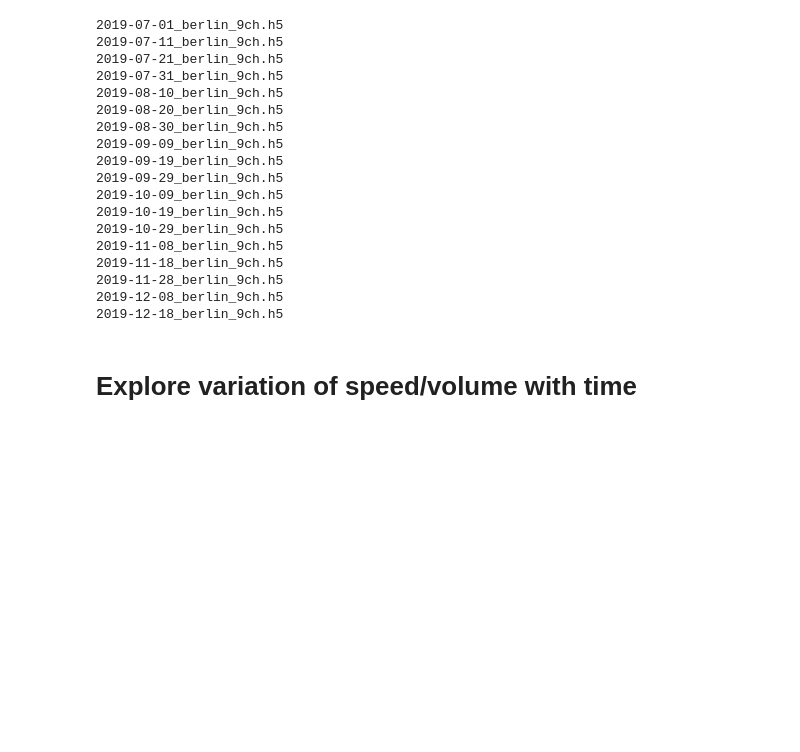
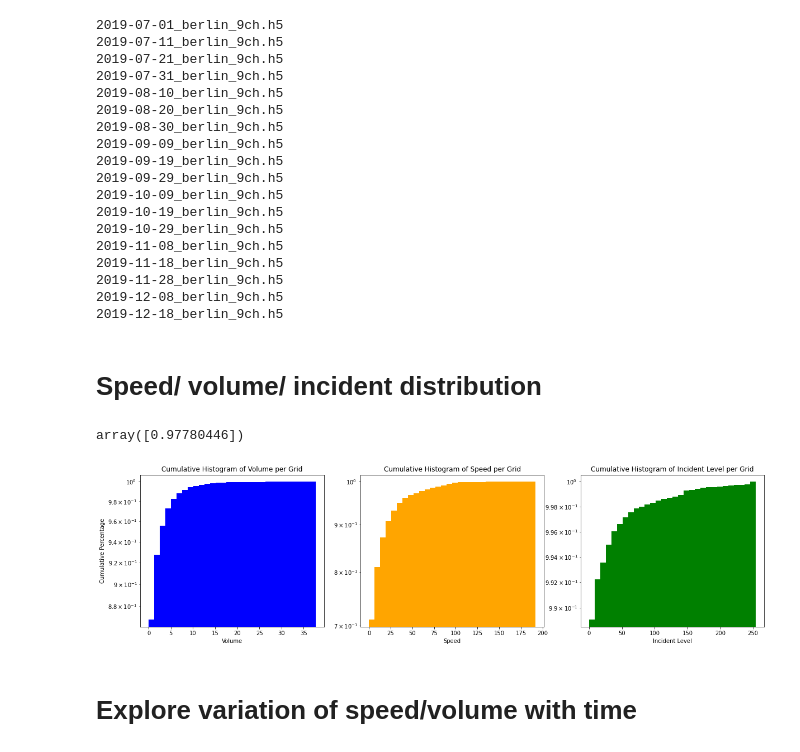
Before and after one commit to jingyan-li/TrafficForecastUnetInterpret-Python, a Jupyter notebook: eda/SpeedVolume.ipynb, the cells around one changed output. Cells and saved outputs as stored; diff of their text form; code cells hidden in the pictures; blank space fills up the shorter version.

```diff
--- a/eda/SpeedVolume.ipynb
+++ b/eda/SpeedVolume.ipynb
@@ -79,2 +74,35 @@ speed_arr = speed_arr.reshape(-1, speed_arr.shape[-2], speed_arr.shape[-1])
+# %% [markdown]
+# Speed/ volume/ incident distribution
+# %%
+def distribution(arr, road):
+    miu = np.mean(arr, axis=(0,1))[road]
+    std = np.std(arr, axis=(0,1))[road]
+    return miu, std
+# %%
+(i_miu==0).sum()/i_miu.shape
+# %% [output]
+array([0.97780446])
+# %%
+v_miu, v_std = distribution(volume_arr, road)
+
+s_miu, s_std = distribution(speed_arr, road)
+
+i_miu, i_std = distribution(incident_arr, road)
+# %%
+fig, axes = plt.subplots(ncols=3, nrows=1, figsize=(20,5))
+label = ["Volume","Speed","Incident Level"]
+color = ["blue","orange","green"]
+for i, data in enumerate([v_miu, s_miu, i_miu]):
+    ax = axes[i]
+    ax.hist(data, bins=30, color=color[i], weights=np.ones(len(data)) / len(data),cumulative=True,)
+    ax.set_yscale("log")
+    ax.set_title(f"Cumulative Histogram of {label[i]} per Grid")
+    ax.set_xlabel(f"{label[i]}")
+#     ax.set_ylim(0.7,1)
+axes[0].set_ylabel("Cumulative Percentage")
+plt.savefig(os.path.join(FIG_DIR,"features_hist.pdf"), bbox_inches="tight")
+plt.show()
+# %% [output]
+[figure, added]
 # %% [markdown]
 # Explore variation of speed/volume with time
```
Also changed, not shown: parts of 5 cells of this notebook, 37 other files.
